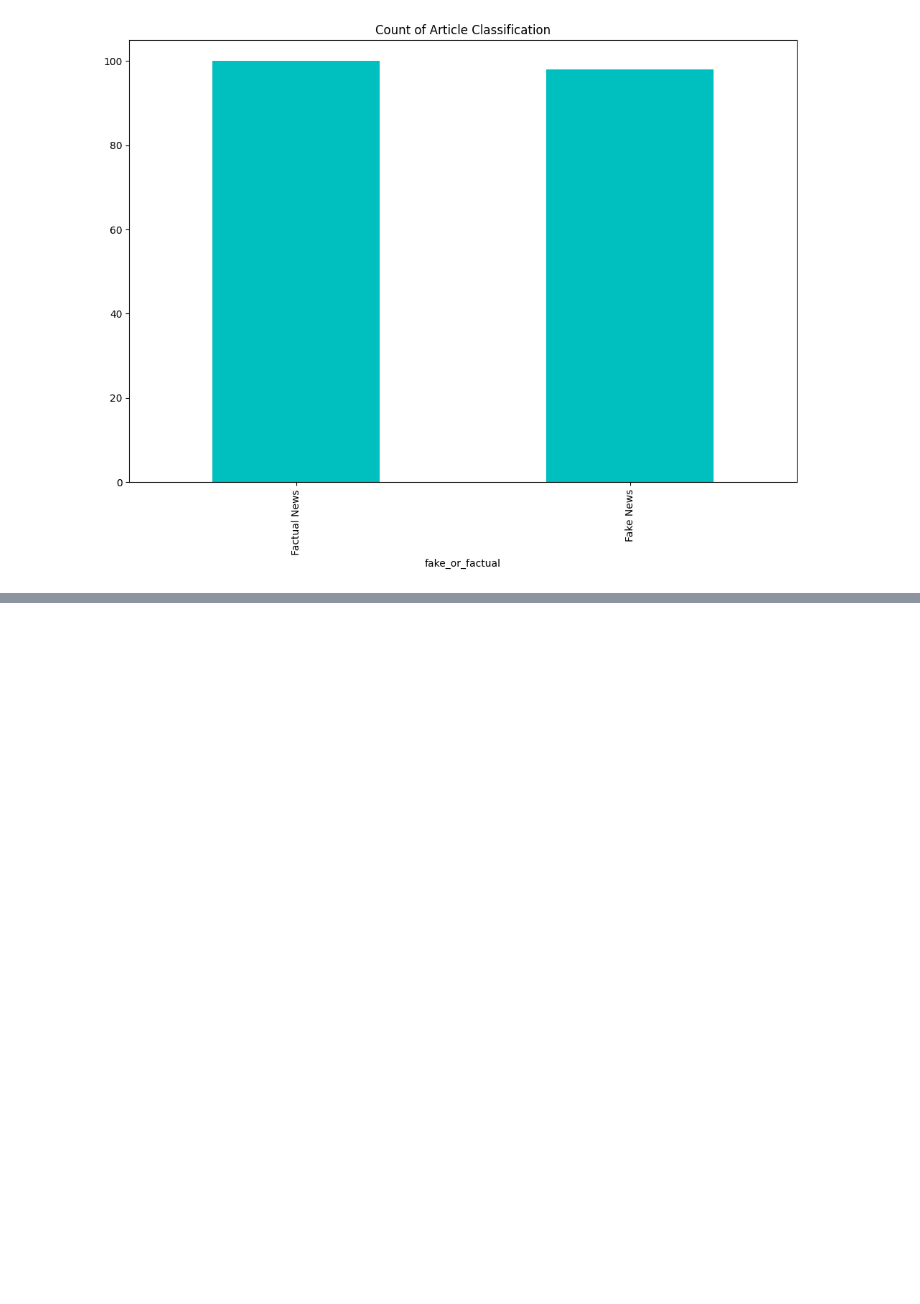
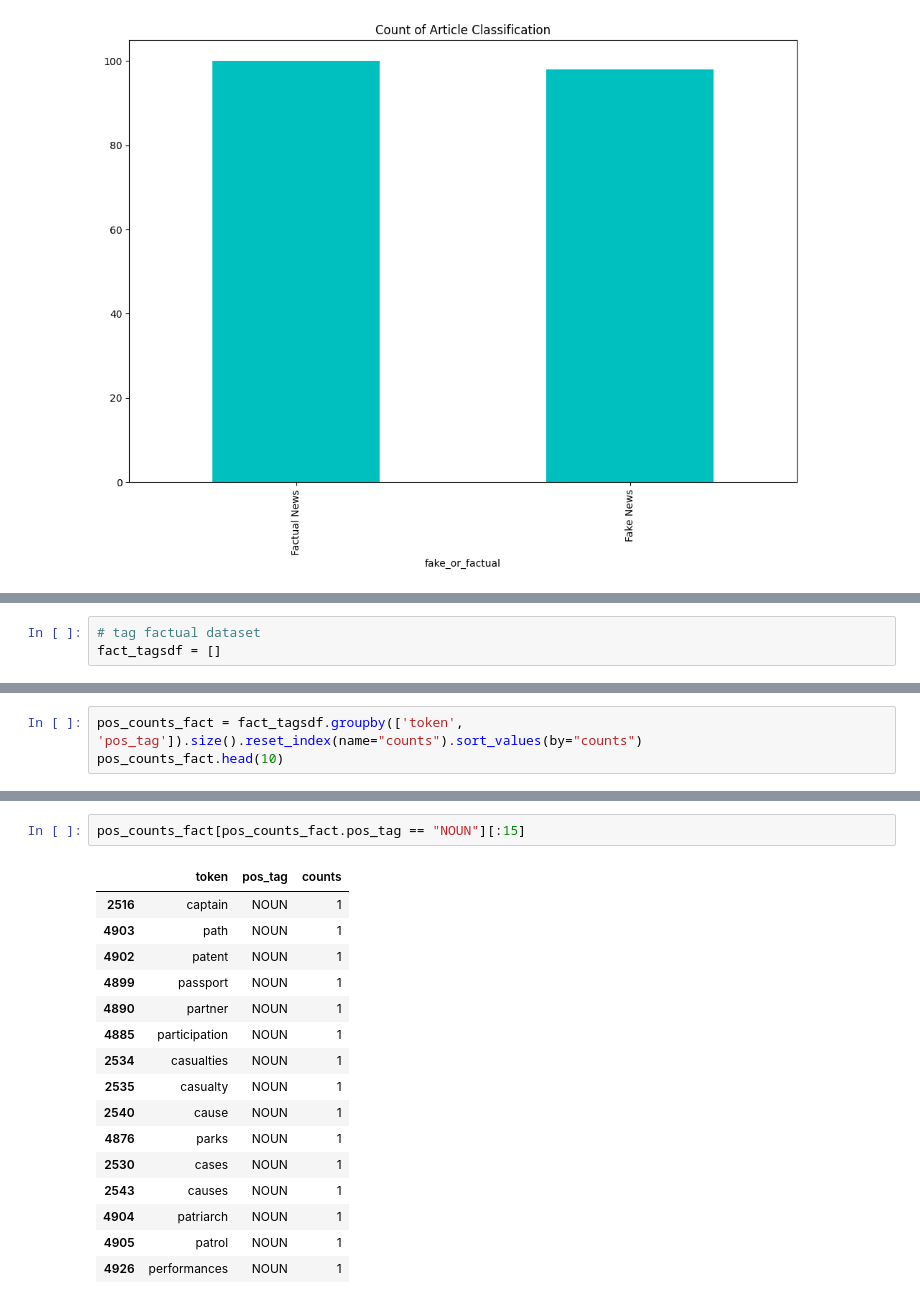
Before and after one commit to jamuna112/intro-to-nlp-365, a Jupyter notebook: Practical - 1.ipynb, the cells around one changed output, grey strips where cells are left out. Cells and saved outputs as stored; diff of their text form; blank space fills up the shorter version.

```diff
--- a/Practical - 1.ipynb
+++ b/Practical - 1.ipynb
@@ -44,0 +77,3 @@ Text(0.5, 1.0, 'Count of Article Classification')
+# %%
+# tag factual dataset
+fact_tagsdf = []
@@ -44,0 +112,3 @@ Text(0.5, 1.0, 'Count of Article Classification')
+# %%
+pos_counts_fact = fact_tagsdf.groupby(['token', 'pos_tag']).size().reset_index(name="counts").sort_values(by="counts")
+pos_counts_fact.head(10)
@@ -44,0 +176,19 @@ Text(0.5, 1.0, 'Count of Article Classification')
+# %%
+pos_counts_fact[pos_counts_fact.pos_tag == "NOUN"][:15]
+# %% [output]
+|  | token | pos_tag | counts |
+| 2516 | captain | NOUN | 1 |
+| 4903 | path | NOUN | 1 |
+| 4902 | patent | NOUN | 1 |
+| 4899 | passport | NOUN | 1 |
+| 4890 | partner | NOUN | 1 |
+| 4885 | participation | NOUN | 1 |
+| 2534 | casualties | NOUN | 1 |
+| 2535 | casualty | NOUN | 1 |
+| 2540 | cause | NOUN | 1 |
+| 4876 | parks | NOUN | 1 |
+| 2530 | cases | NOUN | 1 |
+| 2543 | causes | NOUN | 1 |
+| 4904 | patriarch | NOUN | 1 |
+| 4905 | patrol | NOUN | 1 |
+| 4926 | performances | NOUN | 1 |
```
Also changed, not shown: parts of 25 cells of this notebook.
